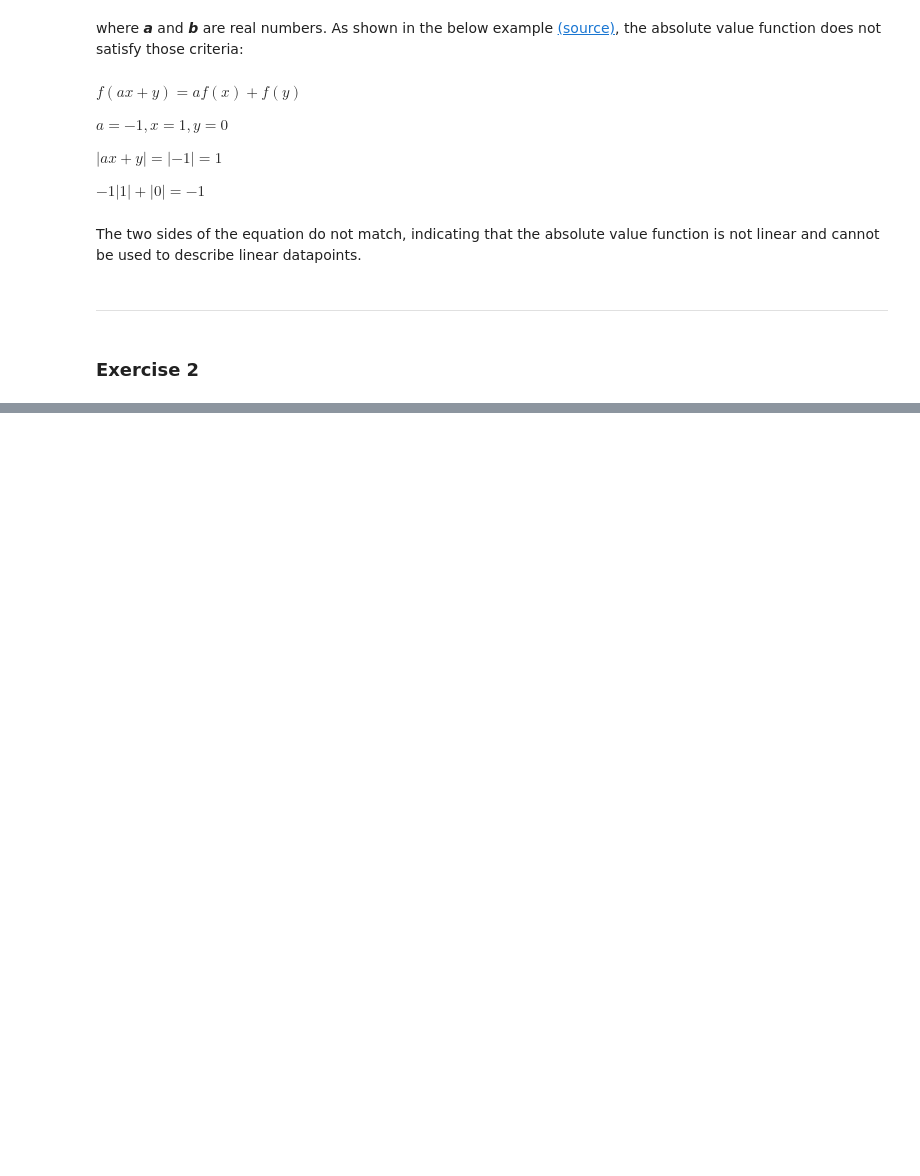
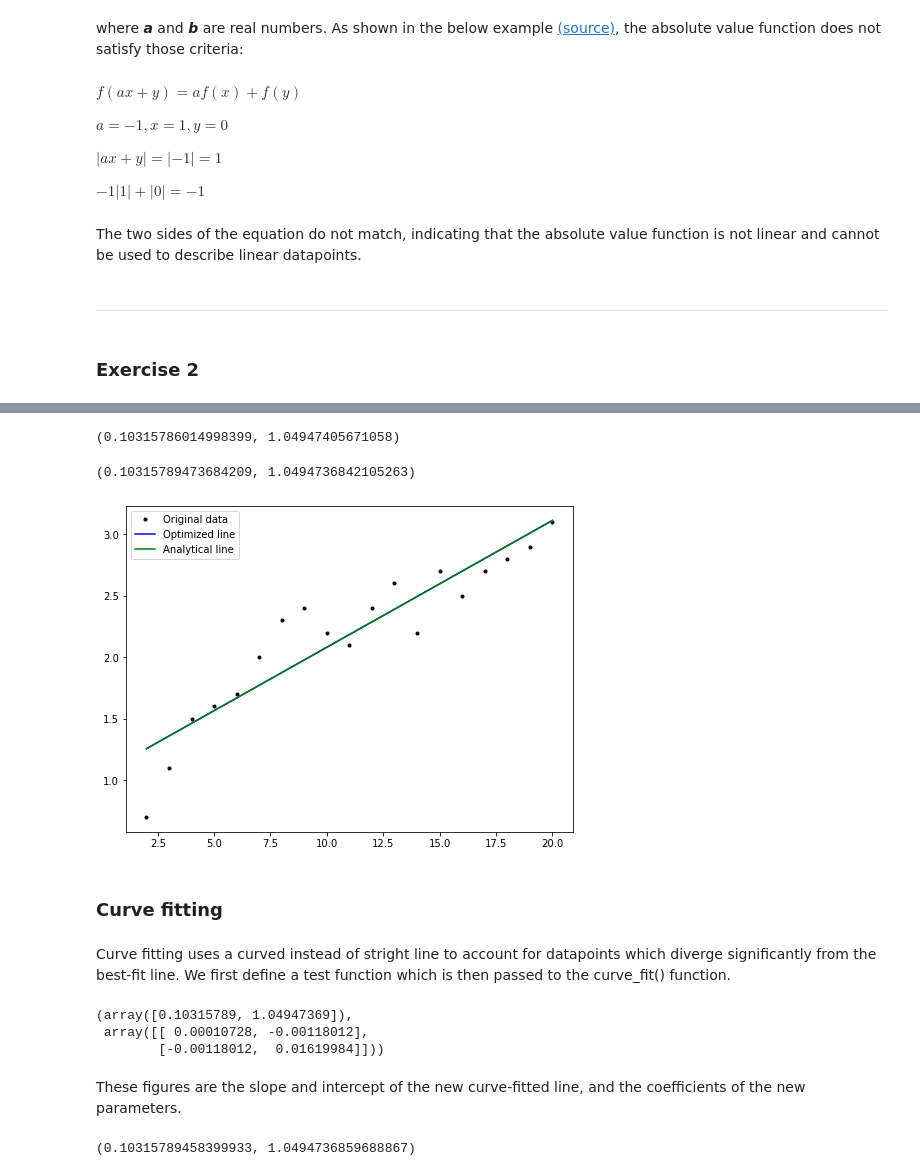
Before and after one commit to donalbuggy/MachineLearningProject, a Jupyter notebook: models_exercises.ipynb, the cells around one changed output, grey strips where cells are left out. Saved outputs shown, nothing was run; the diff lists cells and outputs as text; code cells hidden in the pictures; blank space fills up the shorter version.

```diff
--- a/models_exercises.ipynb
+++ b/models_exercises.ipynb
@@ -77,0 +141,8 @@ Task:
+# %%
+def cost(MC):
+    # separates the slope and y-intercept values
+    m, c = MC
+    # uses the x and y data to find cost
+    cost = np.sum((y - m * x - c)**2)
+    # returns that value
+    return cost
@@ -77,0 +155,3 @@ Task:
+# %%
+result = so.minimize(cost, (2.0, 2.0))
+result
@@ -77,0 +170,29 @@ Task:
+# %%
+# extract and print the optimized m and c
+m_o, c_o = result.x
+
+m_o, c_o
+# %% [output]
+(0.10315786014998399, 1.04947405671058)
+# %%
+# print analytical result
+m_a, c_a = np.polyfit(x, y, 1)
+
+m_a, c_a
+# %% [output]
+(0.10315789473684209, 1.0494736842105263)
+# %%
+# plots the best fit line from the optimization
+fig, ax = plt.subplots(figsize=(8, 6))
+ax.plot(x, y, 'k.', label='Original data')
+ax.plot(x, m_o * x + c_o, 'b-', label='Optimized line')
+ax.plot(x, m_a * x + c_a, 'g-', label='Analytical line')
+ax.legend()
+
+plt.show()
+# %% [output]
+[figure, added]
+# %% [markdown]
+### Curve fitting
+# %% [markdown]
+Curve fitting uses a curved instead of stright line to account for datapoints which diverge significantly from the best-fit line. We first define a test function which is then passed to the curve_fit() function.
@@ -77,0 +208,16 @@ Task:
+# %%
+result = so.curve_fit(f, x, y)
+result
+# %% [output]
+(array([0.10315789, 1.04947369]),
+ array([[ 0.00010728, -0.00118012],
+        [-0.00118012,  0.01619984]]))
+# %% [markdown]
+These figures are the slope and intercept of the new curve-fitted line, and the coefficients of the new parameters.
+# %%
+# Pull out the parameters.
+m_f, c_f = result[0]
+# Print values.
+m_f, c_f
+# %% [output]
+(0.10315789458399933, 1.0494736859688867)
```
Also changed, not shown: parts of 27 cells of this notebook.
